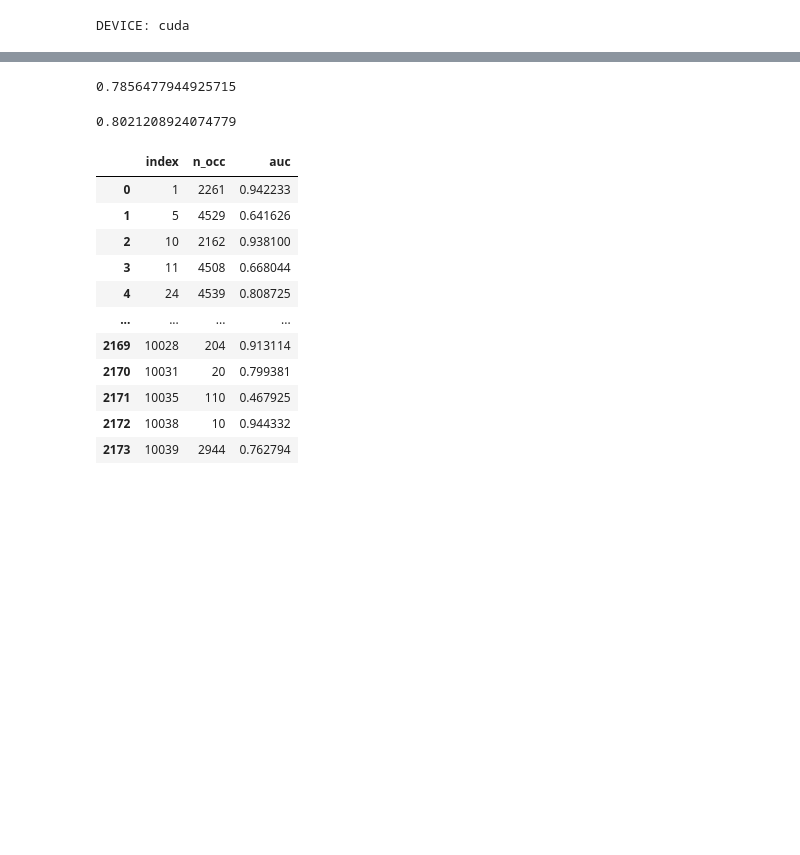
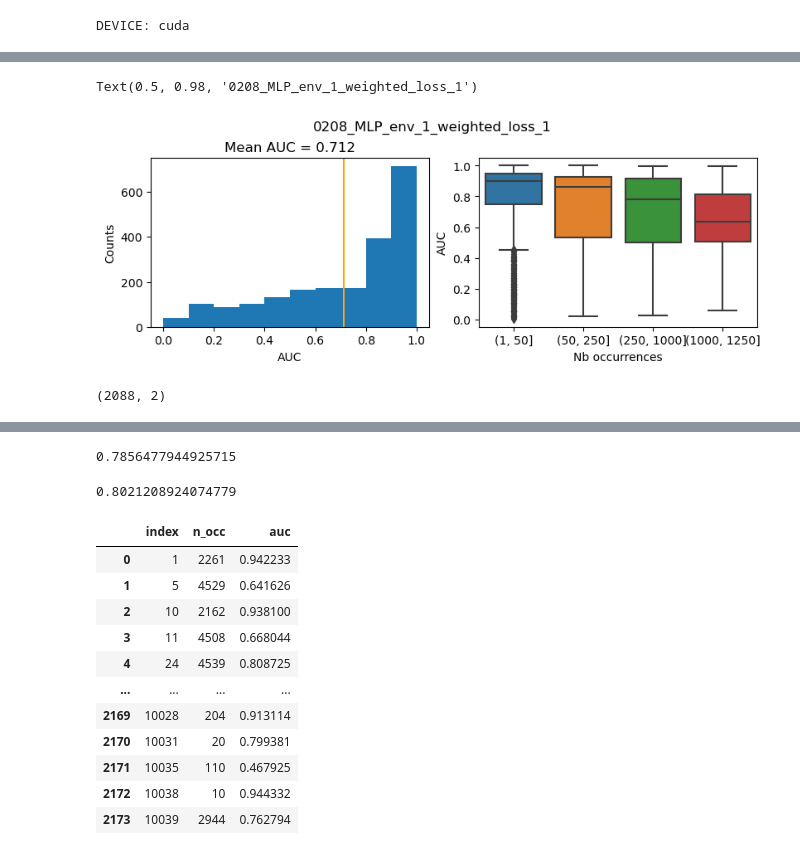
Before and after one commit to ninavantiel/multi_scale_SDMs, a Jupyter notebook: model_evaluation.ipynb, the cells around one changed output, grey strips where cells are left out. Cells and saved outputs as stored; diff of their text form; code cells hidden in the pictures; blank space fills up the shorter version.

```diff
--- a/model_evaluation.ipynb
+++ b/model_evaluation.ipynb
@@ -115,0 +175,15 @@ y_pred = np.concatenate(y_pred_list)
+# %%
+fig, (ax1, ax2) = plt.subplots(1, 2, layout='constrained', figsize=(8,3))
+
+mean1 = df.auc.mean()
+ax1.hist(df.auc)
+ax1.axvline(mean1, color='orange')
+ax1.set(xlabel='AUC', ylabel='Counts', title=f"Mean AUC = {mean1:.3f}")
+
+sns.boxplot(data=df, x="num_presences_cat", y="auc", ax=ax2)
+ax2.set(xlabel='Nb occurrences', ylabel='AUC')
+
+fig.suptitle(run_name)
+# %% [output]
+Text(0.5, 0.98, '0208_MLP_env_1_weighted_loss_1')
+[figure, added]
@@ -115,0 +194,4 @@ y_pred = np.concatenate(y_pred_list)
+# %%
+mean_weights.values.shape
+# %% [output]
+(2088, 2)
```
Also changed, not shown: parts of 24 cells of this notebook, 5 other files.
